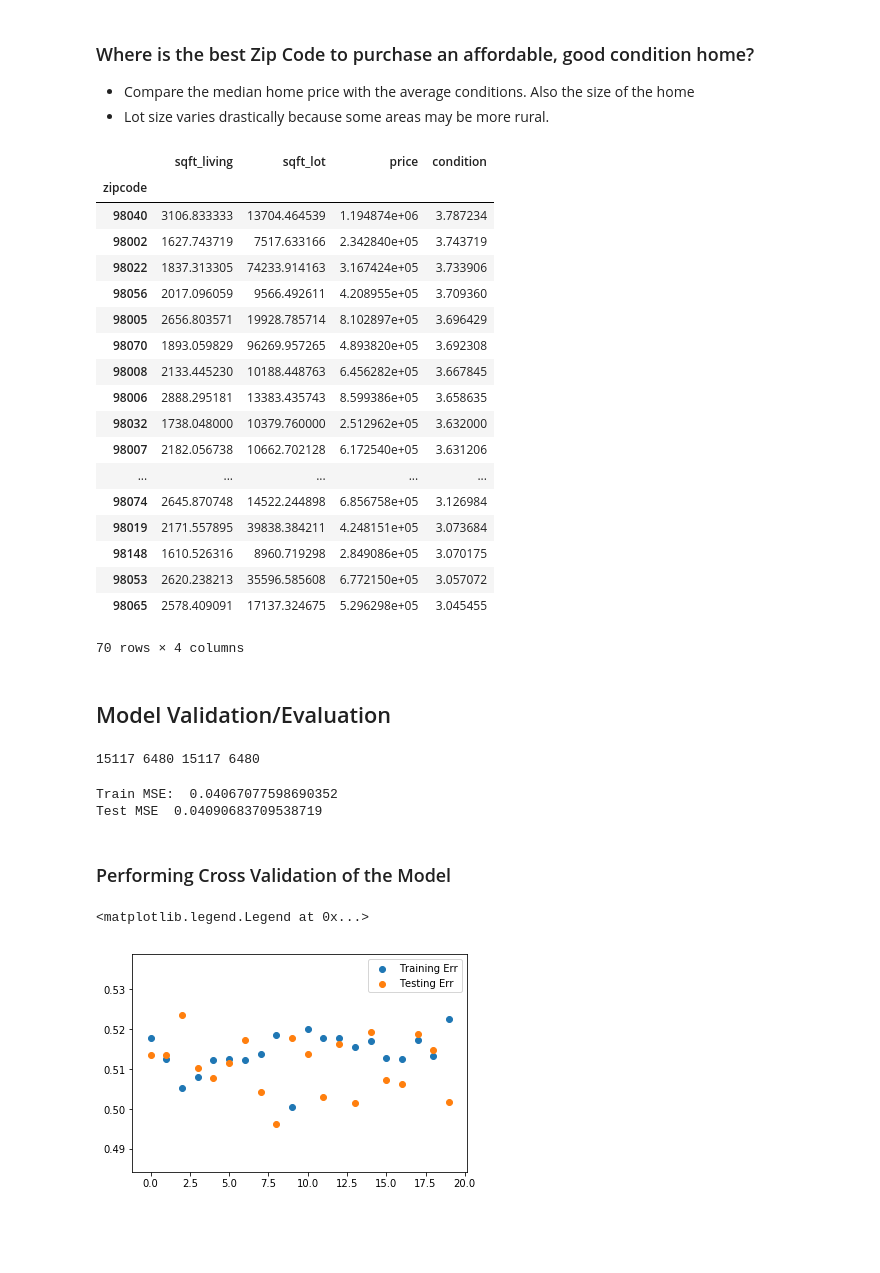
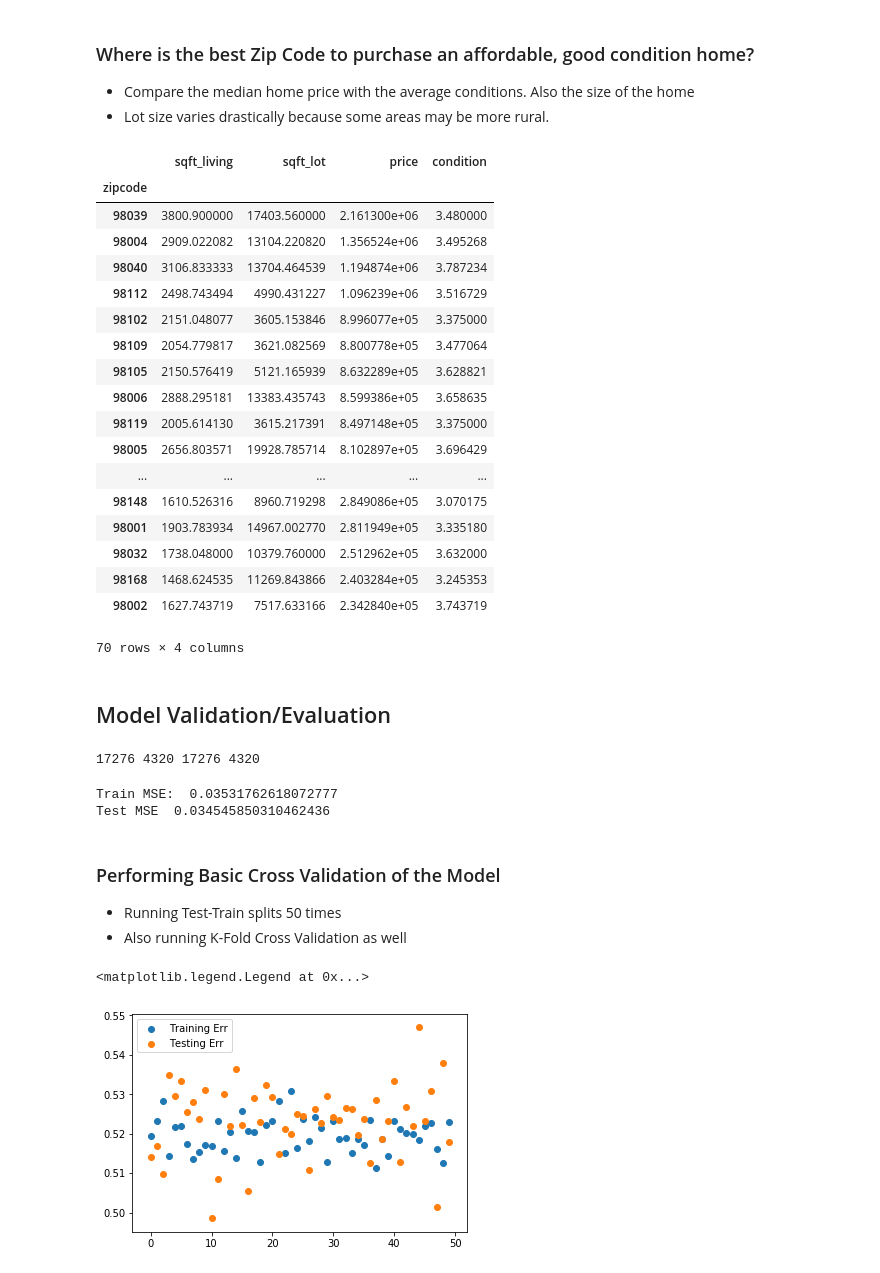
Before and after one commit to Jthomas3425/DSLabsv2, a Jupyter notebook: Projects/Mod 1 Final Project/student.ipynb, the cells around one changed output. Drawn from its saved outputs; the diff is of its cells as text; code cells hidden in the pictures; blank space fills up the shorter version.

```diff
--- a/Projects/Mod 1 Final Project/student.ipynb
+++ b/Projects/Mod 1 Final Project/student.ipynb
@@ -62,4 +71,4 @@ housing_data.describe()
 # %%
 housing_data.drop('sqft_basement', inplace=True, axis=1) #Contained missing values as well. Also, other more "relevant features were decided upon"
 housing_data.drop('yr_renovated', inplace=True, axis=1) #Many values are already 0 and there are a few missing. Will drop this column.
-housing_data
+housing_data = housing_data[housing_data['bedrooms'] != 33] #Dropping this value because outlier potentially throws model off
@@ -189,11 +176,14 @@ features['scaled_living'] = scaled_living
 features['scaled_lot'] = scaled_lot
 
 
-features = pd.concat([features, zip_cat, waterfront_cat, yr_cat, cond_cat, bed_cat], axis=1)
+features = pd.concat([features, zip_cat, yr_cat, waterfront_cat, bed_cat, grade_cat], axis=1)
 features.drop(['waterfront_0.0'], axis=1, inplace=True)
 
 #Normalize/Scale features for prices
 #Grades need to be turned in to Categorical Variable
+
+#Grade vs Condition
+#Grade seems to provide a more reliable model and adding condition would seem "redundant"/highly correlated.
 # %% [markdown]
 ### Begin Modeling Data
 # %%
@@ -320,31 +330,34 @@ zip_price.sort_values('price', ascending=False)
 # %%
 zip_cond = pd.DataFrame(housing_data.groupby(['zipcode'])['sqft_living', 'sqft_lot', 'price', 'condition'].mean())
 zip_cond['condition'].describe()
-zip_cond.sort_values(['condition', 'price'], ascending=False)
+zip_cond.sort_values(['price', 'condition'], ascending=False, inplace=True)
+zip_cond
 # %% [output]
 |  | sqft_living | sqft_lot | price | condition |
 | zipcode |  |  |  |  |
+| 98039 | 3800.900000 | 17403.560000 | 2.161300e+06 | 3.480000 |
+| 98004 | 2909.022082 | 13104.220820 | 1.356524e+06 | 3.495268 |
 | 98040 | 3106.833333 | 13704.464539 | 1.194874e+06 | 3.787234 |
+| 98112 | 2498.743494 | 4990.431227 | 1.096239e+06 | 3.516729 |
+| 98102 | 2151.048077 | 3605.153846 | 8.996077e+05 | 3.375000 |
+| 98109 | 2054.779817 | 3621.082569 | 8.800778e+05 | 3.477064 |
+| 98105 | 2150.576419 | 5121.165939 | 8.632289e+05 | 3.628821 |
+| 98006 | 2888.295181 | 13383.435743 | 8.599386e+05 | 3.658635 |
+| 98119 | 2005.614130 | 3615.217391 | 8.497148e+05 | 3.375000 |
+| 98005 | 2656.803571 | 19928.785714 | 8.102897e+05 | 3.696429 |
+| ... | ... | ... | ... | ... |
+| 98148 | 1610.526316 | 8960.719298 | 2.849086e+05 | 3.070175 |
+| 98001 | 1903.783934 | 14967.002770 | 2.811949e+05 | 3.335180 |
+| 98032 | 1738.048000 | 10379.760000 | 2.512962e+05 | 3.632000 |
+| 98168 | 1468.624535 | 11269.843866 | 2.403284e+05 | 3.245353 |
 | 98002 | 1627.743719 | 7517.633166 | 2.342840e+05 | 3.743719 |
-| 98022 | 1837.313305 | 74233.914163 | 3.167424e+05 | 3.733906 |
-| 98056 | 2017.096059 | 9566.492611 | 4.208955e+05 | 3.709360 |
-| 98005 | 2656.803571 | 19928.785714 | 8.102897e+05 | 3.696429 |
-| 98070 | 1893.059829 | 96269.957265 | 4.893820e+05 | 3.692308 |
-| 98008 | 2133.445230 | 10188.448763 | 6.456282e+05 | 3.667845 |
-| 98006 | 2888.295181 | 13383.435743 | 8.599386e+05 | 3.658635 |
-| 98032 | 1738.048000 | 10379.760000 | 2.512962e+05 | 3.632000 |
-| 98007 | 2182.056738 | 10662.702128 | 6.172540e+05 | 3.631206 |
-| ... | ... | ... | ... | ... |
-| 98074 | 2645.870748 | 14522.244898 | 6.856758e+05 | 3.126984 |
-| 98019 | 2171.557895 | 39838.384211 | 4.248151e+05 | 3.073684 |
-| 98148 | 1610.526316 | 8960.719298 | 2.849086e+05 | 3.070175 |
-| 98053 | 2620.238213 | 35596.585608 | 6.772150e+05 | 3.057072 |
-| 98065 | 2578.409091 | 17137.324675 | 5.296298e+05 | 3.045455 |
 70 rows × 4 columns
 # %% [markdown]
 ## Model Validation/Evaluation
 # %%
-X_train, X_test, y_train, y_test = train_test_split(features, scaled_price, test_size=0.3)
+#Am I using the correct amount of data to train the model?
+#Model could be overfit because rerunning model introduces high MSE for Test Data
+X_train, X_test, y_train, y_test = train_test_split(features, scaled_price, test_size=0.2)
 print(len(X_train), len(X_test), len(y_train), len(y_test))
 from sklearn.linear_model import LinearRegression
 linreg = LinearRegression()
@@ -353,7 +366,7 @@ linreg.fit(X_train, y_train)
 y_hat_train = linreg.predict(X_train)
 y_hat_test = linreg.predict(X_test)
 # %% [output]
-15117 6480 15117 6480
+17276 4320 17276 4320
 # %%
 train_residuals = y_hat_train - y_train
 test_residuals = y_hat_test - y_test
@@ -363,25 +376,27 @@ mse_test = np.sum((y_test - y_hat_test)**2)/len(y_test)
 print('Train MSE: ', mse_train)
 print('Test MSE ', mse_test)
 # %% [output]
-Train MSE:  0.04067077598690352
-Test MSE  0.04090683709538719
+Train MSE:  0.03531762618072777
+Test MSE  0.034545850310462436
 # %% [markdown]
-### Performing Cross Validation of the Model
+### Performing  Basic Cross Validation of the Model
+* Running Test-Train splits 50 times
+* Also running K-Fold Cross Validation as well
 # %%
-num = 20
+num = 50
 train_err = []
 test_err = []
 for x in range(num):
-    X_train, X_test, y_train, y_test = train_test_split(features, scaled_price, test_size=0.3)
+    X_train, X_test, y_train, y_test = train_test_split(features, scaled_price, test_size=0.2)
     from sklearn.linear_model import LinearRegression
     linreg = LinearRegression()
     linreg.fit(X_train, y_train)
     train_err.append(np.sum((y_train - y_hat_train)**2)/len(y_train))
     test_err.append(np.sum((y_test - y_hat_test)**2)/len(y_test))
 
 plt.scatter(list(range(num)), train_err, label='Training Err')
 plt.scatter(list(range(num)), test_err, label='Testing Err')
 plt.legend()
 # %% [output]
 <matplotlib.legend.Legend at 0x...>
-[figure, old version]
+[figure, new version]
```
Also changed, not shown: parts of 8 cells of this notebook, 1 other file.
